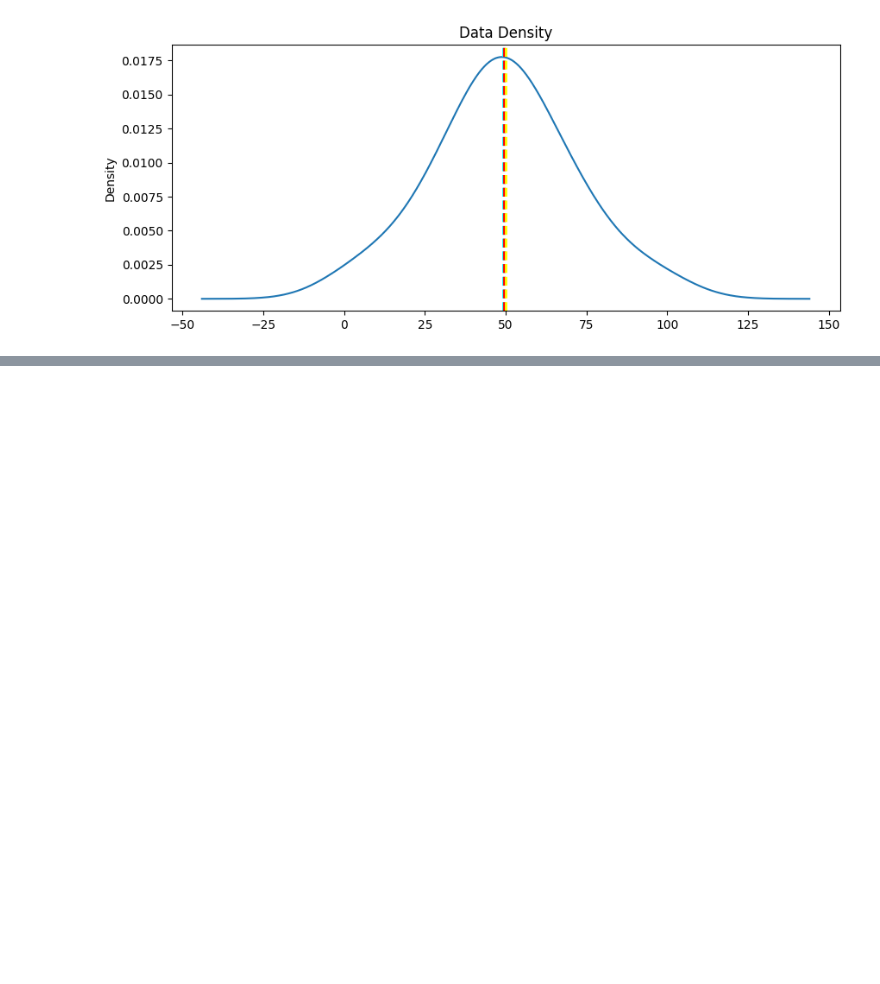
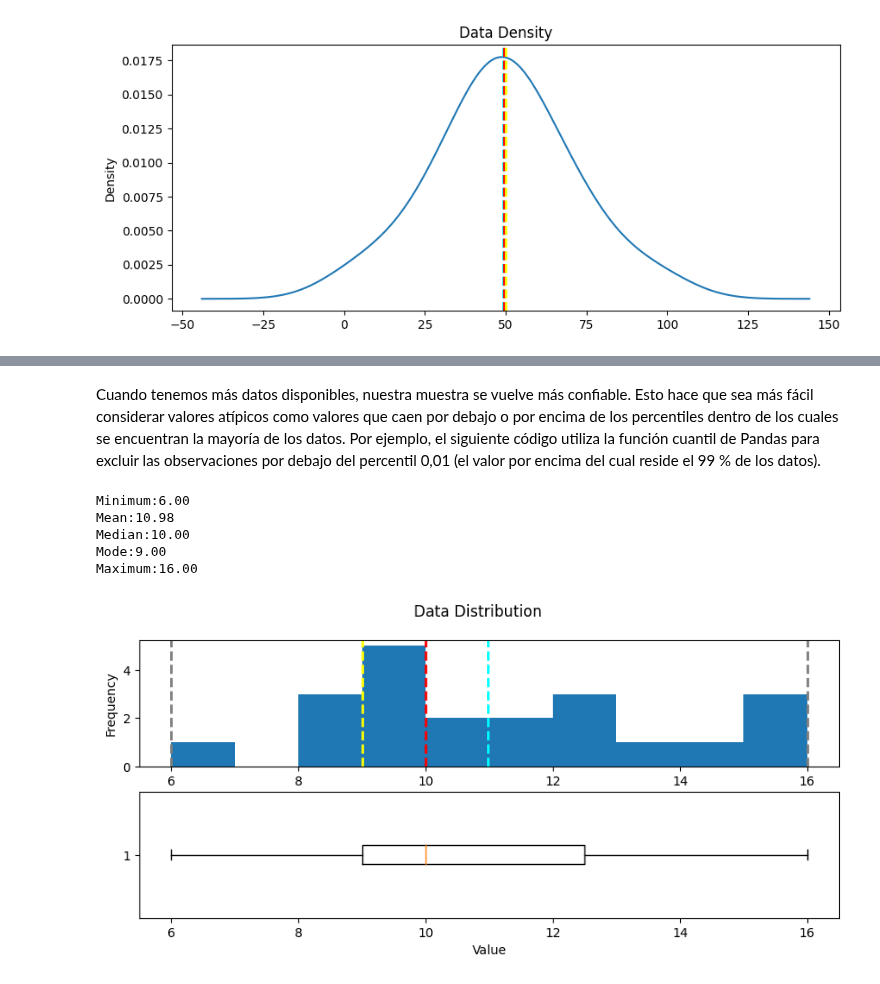
Before and after one commit to juanjolopez28/DataScience, a Jupyter notebook: RetoMicrosoft/python_forData/exploracion_Analisis_deDatos.ipynb, the cells around one changed output, grey strips where cells are left out. Saved outputs shown, nothing was run; the diff lists cells and outputs as text; code cells hidden in the pictures; blank space fills up the shorter version.

Commit message:
Exploracion de datos con numpy y pandas

```diff
--- a/RetoMicrosoft/python_forData/exploracion_Analisis_deDatos.ipynb
+++ b/RetoMicrosoft/python_forData/exploracion_Analisis_deDatos.ipynb
@@ -641,0 +758,16 @@ show_density(col)
+# %% [markdown]
+Cuando tenemos más datos disponibles, nuestra muestra se vuelve más confiable. Esto hace que sea más fácil considerar valores atípicos como valores que caen por debajo o por encima de los percentiles dentro de los cuales se encuentran la mayoría de los datos. Por ejemplo, el siguiente código utiliza la función cuantil de Pandas para excluir las observaciones por debajo del percentil 0,01 (el valor por encima del cual reside el 99 % de los datos).
+# %%
+# calculate the 0.01th percentile
+q01 = df_students.StudyHours.quantile(0.01)
+# Get the variable to examine
+col = df_students[df_students.StudyHours>q01]['StudyHours']
+# Call the function
+show_distribution(col)
+# %% [output]
+Minimum:6.00
+Mean:10.98
+Median:10.00
+Mode:9.00
+Maximum:16.00
+[figure, added]
```
Also changed, not shown: parts of 38 cells of this notebook, 1 other file.
